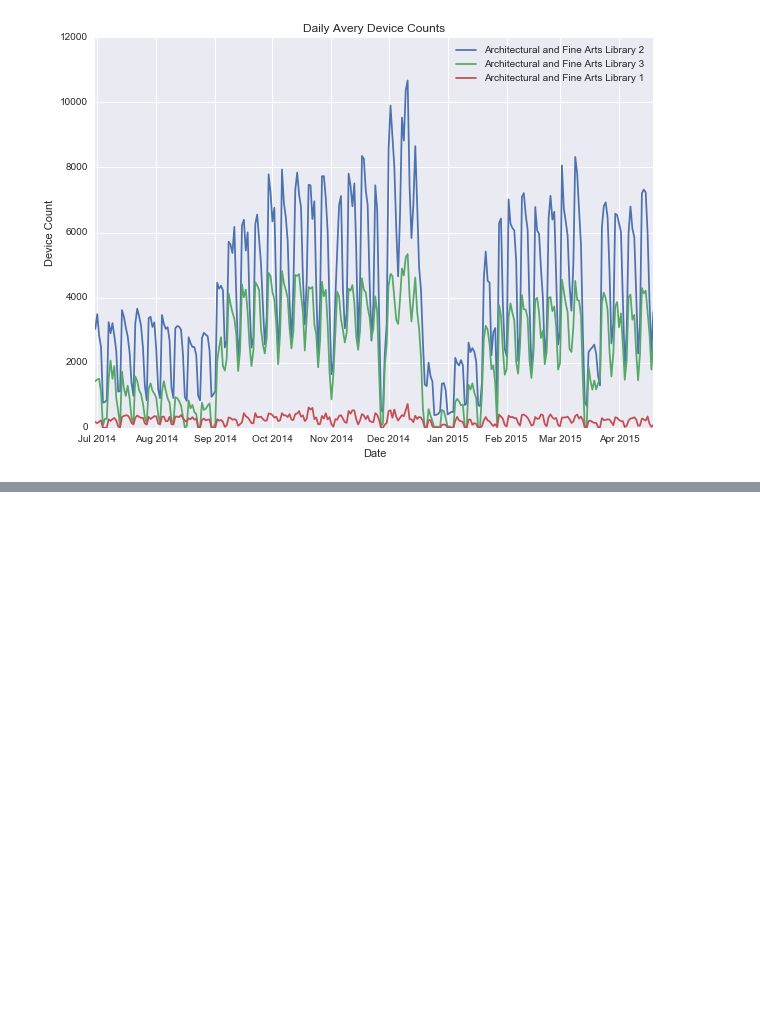
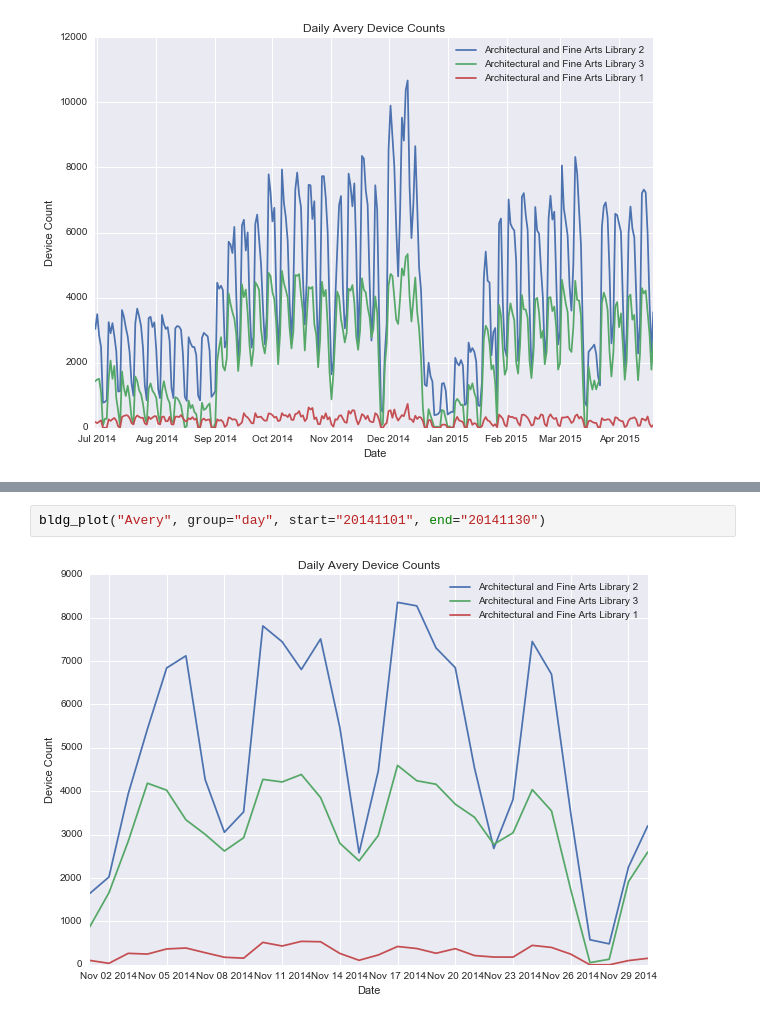
Before and after one commit to alanhdu/Density-Data-Analysis, a Jupyter notebook: density.ipynb, the cells around one changed output, grey strips where cells are left out. Saved outputs shown, nothing was run; the diff lists cells and outputs as text; blank space fills up the shorter version.

```diff
--- a/density.ipynb
+++ b/density.ipynb
@@ -108,0 +120,4 @@ bldg_plot("Avery", group="day")
+# %%
+bldg_plot("Avery", group="day", start="20141101", end="20141130")
+# %% [output]
+[figure, added]
```
Also changed, not shown: parts of 4 cells of this notebook.
